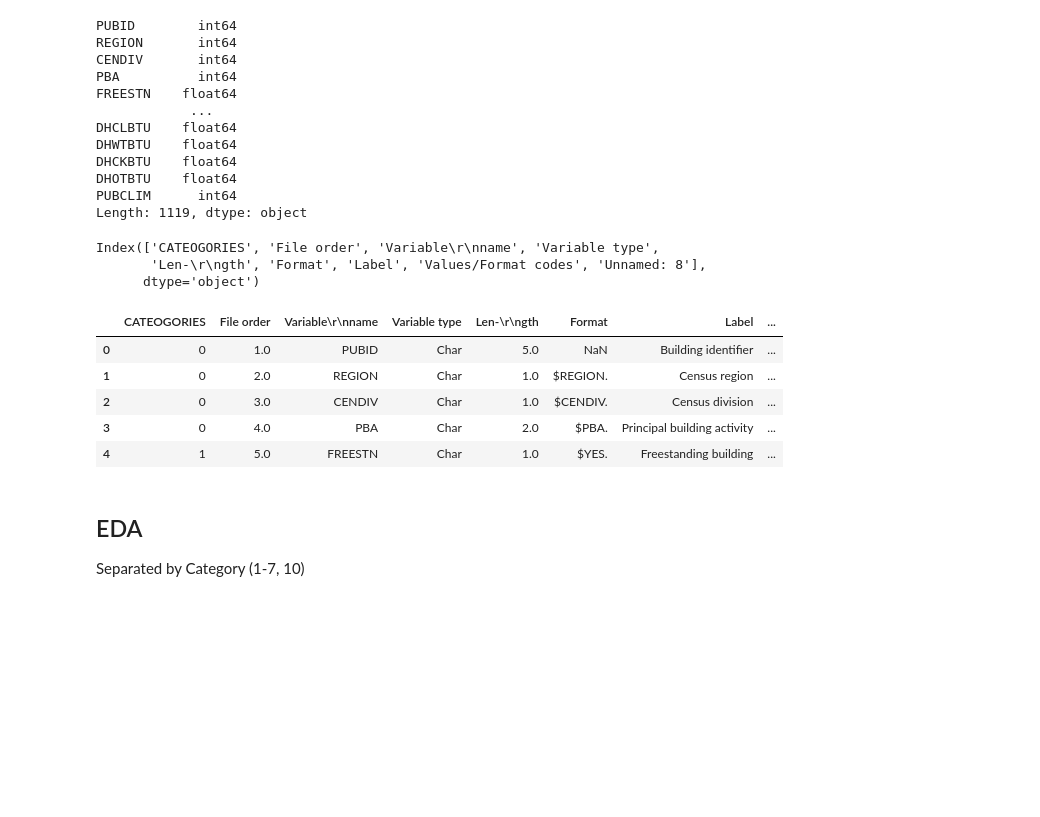
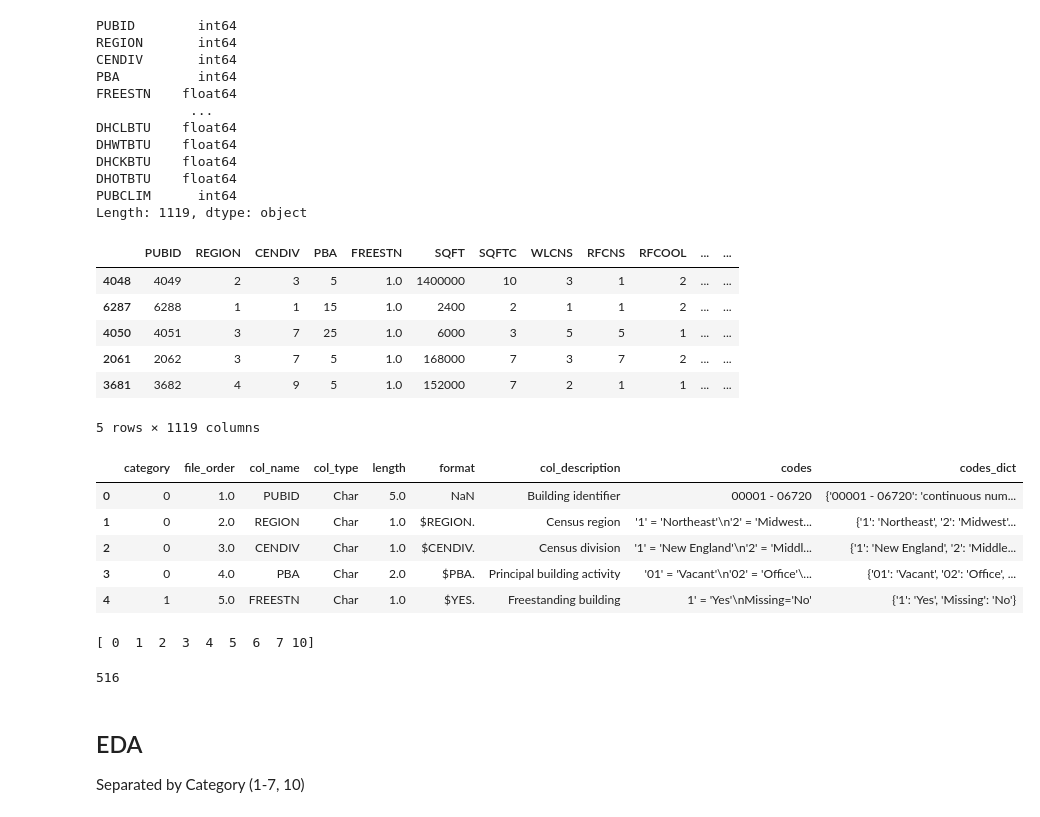
Before and after one commit to oostendo/2022-SI699-011, a Jupyter notebook: eva_and_sam/EDA_cbecs2012.ipynb, the cells around one changed output. Saved outputs shown, nothing was run; the diff lists cells and outputs as text; code cells hidden in the pictures; blank space fills up the shorter version.

```diff
--- a/eva_and_sam/EDA_cbecs2012.ipynb
+++ b/eva_and_sam/EDA_cbecs2012.ipynb
@@ -21,16 +21,28 @@ DHCKBTU    float64
 DHOTBTU    float64
 PUBCLIM      int64
 Length: 1119, dtype: object
+# %%
+df.sample(5)
+# %% [output]
+|  | PUBID | REGION | CENDIV | PBA | FREESTN | SQFT | SQFTC | WLCNS | RFCNS | RFCOOL | ... | ... |
+| 4048 | 4049 | 2 | 3 | 5 | 1.0 | 1400000 | 10 | 3 | 1 | 2 | ... | ... |
+| 6287 | 6288 | 1 | 1 | 15 | 1.0 | 2400 | 2 | 1 | 1 | 2 | ... | ... |
+| 4050 | 4051 | 3 | 7 | 25 | 1.0 | 6000 | 3 | 5 | 5 | 1 | ... | ... |
+| 2061 | 2062 | 3 | 7 | 5 | 1.0 | 168000 | 7 | 3 | 7 | 2 | ... | ... |
+| 3681 | 3682 | 4 | 9 | 5 | 1.0 | 152000 | 7 | 2 | 1 | 1 | ... | ... |
+5 rows × 1119 columns
 # %%
 # update with new codebook created from "clean_cbecs2012_codebook.ipynb"
-df_codebook = pd.read_csv('grouped_2012microdata_codebook.csv')
+df_codebook = pd.read_csv('2012cbecs_codebook_wDicts.csv')
+df_codebook.head()
 # %% [output]
-Index(['CATEOGORIES', 'File order', 'Variable\r\nname', 'Variable type',
-       'Len-\r\ngth', 'Format', 'Label', 'Values/Format codes', 'Unnamed: 8'],
-      dtype='object')
-|  | CATEOGORIES | File order | Variable\r\nname | Variable type | Len-\r\ngth | Format | Label | ... |
-| 0 | 0 | 1.0 | PUBID | Char | 5.0 | NaN | Building identifier | ... |
-| 1 | 0 | 2.0 | REGION | Char | 1.0 | $REGION. | Census region | ... |
-| 2 | 0 | 3.0 | CENDIV | Char | 1.0 | $CENDIV. | Census division | ... |
-| 3 | 0 | 4.0 | PBA | Char | 2.0 | $PBA. | Principal building activity | ... |
-| 4 | 1 | 5.0 | FREESTN | Char | 1.0 | $YES. | Freestanding building | ... |
+|  | category | file_order | col_name | col_type | length | format | col_description | codes | codes_dict |
+| 0 | 0 | 1.0 | PUBID | Char | 5.0 | NaN | Building identifier | 00001 - 06720 | {'00001 - 06720': 'continuous num... |
+| 1 | 0 | 2.0 | REGION | Char | 1.0 | $REGION. | Census region | '1' = 'Northeast'\n'2' = 'Midwest... | {'1': 'Northeast', '2': 'Midwest'... |
+| 2 | 0 | 3.0 | CENDIV | Char | 1.0 | $CENDIV. | Census division | '1' = 'New England'\n'2' = 'Middl... | {'1': 'New England', '2': 'Middle... |
+| 3 | 0 | 4.0 | PBA | Char | 2.0 | $PBA. | Principal building activity | '01' = 'Vacant'\n'02' = 'Office'\... | {'01': 'Vacant', '02': 'Office', ... |
+| 4 | 1 | 5.0 | FREESTN | Char | 1.0 | $YES. | Freestanding building | 1' = 'Yes'\nMissing='No' | {'1': 'Yes', 'Missing': 'No'} |
+# %%
+print(df_codebook.category.unique())
+# %% [output]
+[ 0  1  2  3  4  5  6  7 10]
@@ -37,3 +58,11 @@ Index(['CATEOGORIES', 'File order', 'Variable\r\nname', 'Variable type',
+# %%
+keep_cols = []
+for wanted_cols in category_map.values():
+    for col in wanted_cols:
+        keep_cols.append(col)
+print(len(keep_cols))
+# %% [output]
+516
 # %% [markdown]
 ## EDA
 
```
Also changed, not shown: parts of 39 cells of this notebook, 2 other files.
